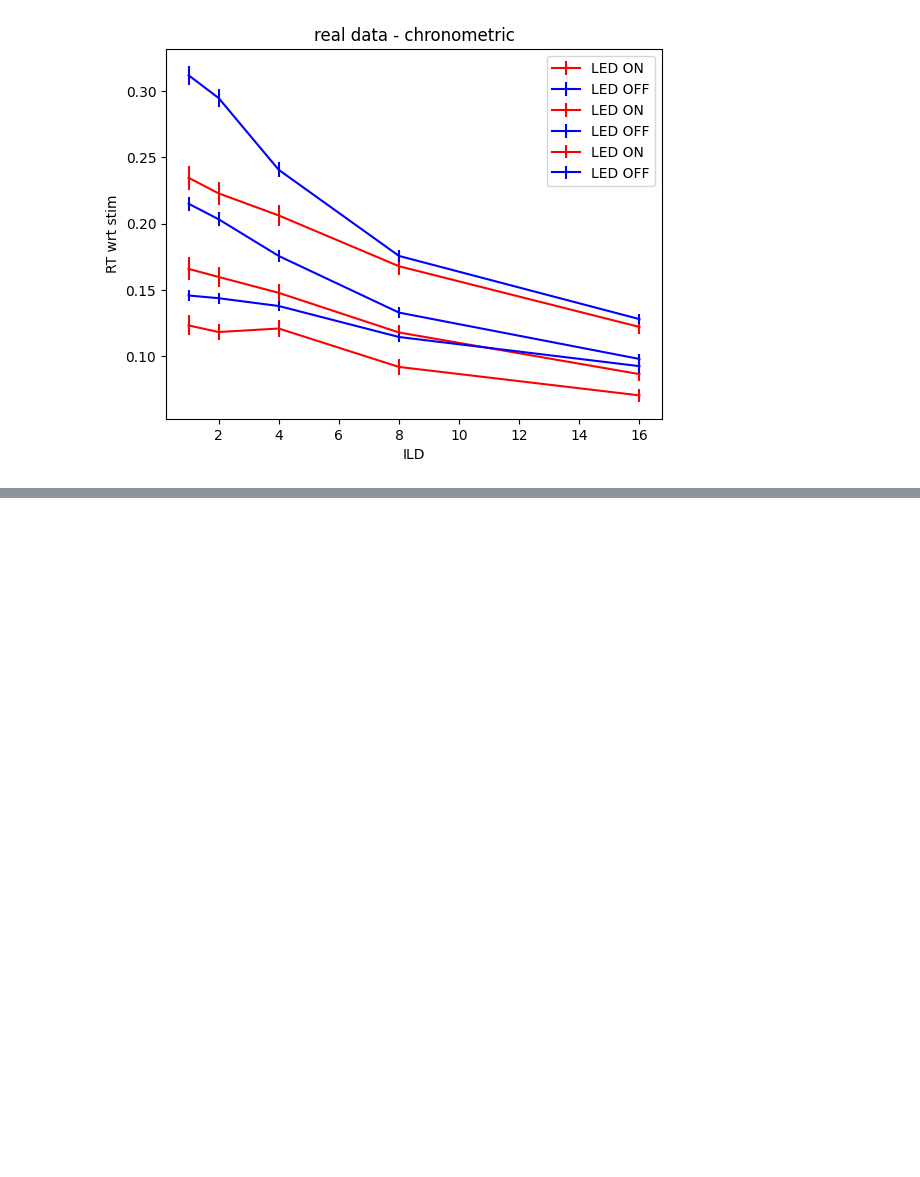
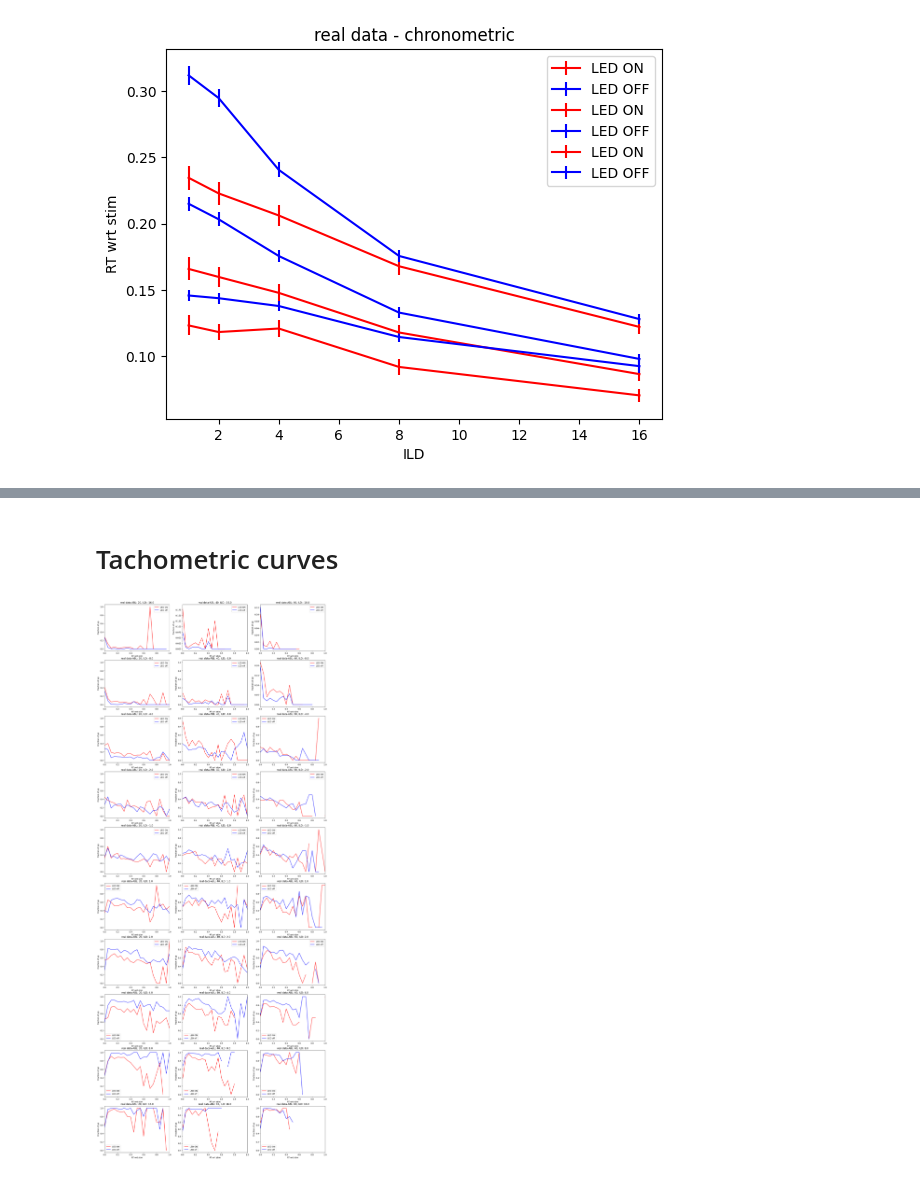
Before and after one commit to rakaar/ddm_data, a Jupyter notebook: play_data.ipynb, the cells around one changed output, grey strips where cells are left out. Cells and saved outputs as stored; diff of their text form; code cells hidden in the pictures; blank space fills up the shorter version.

```diff
--- a/play_data.ipynb
+++ b/play_data.ipynb
@@ -294,0 +353,2 @@ for ABL in ABL_arr:
+# %% [markdown]
+# Tachometric curves
@@ -294,0 +393,25 @@ for ABL in ABL_arr:
+# %%
+plt.figure(figsize=(20,50))
+a = 1
+for ILD in ILD_arr:
+    for ABL in ABL_arr:
+
+        plt.subplot(len(ILD_arr), len(ABL_arr),  a)
+
+        if np.sum(total_and_up_counts_dict_on[(ABL, ILD)]['total']) == 0:
+            continue
+
+        if np.sum(total_and_up_counts_dict_off[(ABL, ILD)]['total']) == 0:
+            continue
+
+        plt.plot(t_bins, total_and_up_counts_dict_on[(ABL, ILD)]['up']/total_and_up_counts_dict_on[(ABL, ILD)]['total'],  color='red', label='LED ON')
+        plt.plot(t_bins, total_and_up_counts_dict_off[(ABL, ILD)]['up']/total_and_up_counts_dict_off[(ABL, ILD)]['total'], color='blue', label='LED off')
+        plt.xlabel('RT wrt stim')
+        plt.ylabel('Fraction of up')
+        plt.title(f'real data-ABL: {ABL}, ILD: {ILD}')
+        plt.legend()
+        plt.xlim(0, 1)
+
+        a += 1
+# %% [output]
+[figure, added]
```
Also changed, not shown: parts of 5 cells of this notebook, 5 other files.
